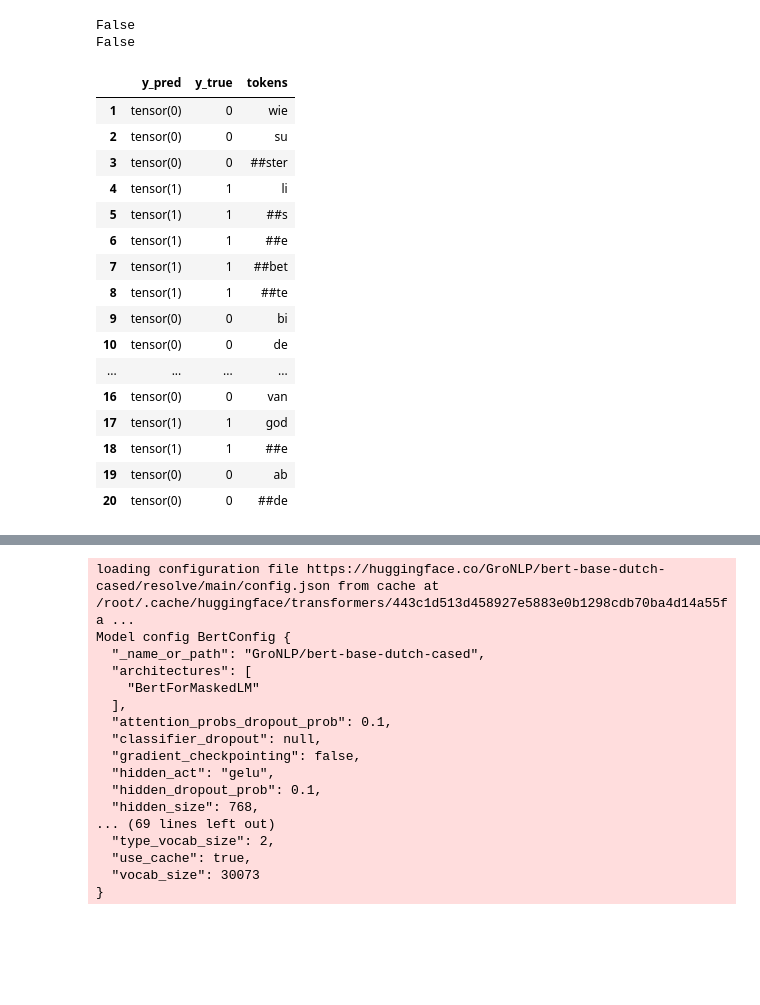
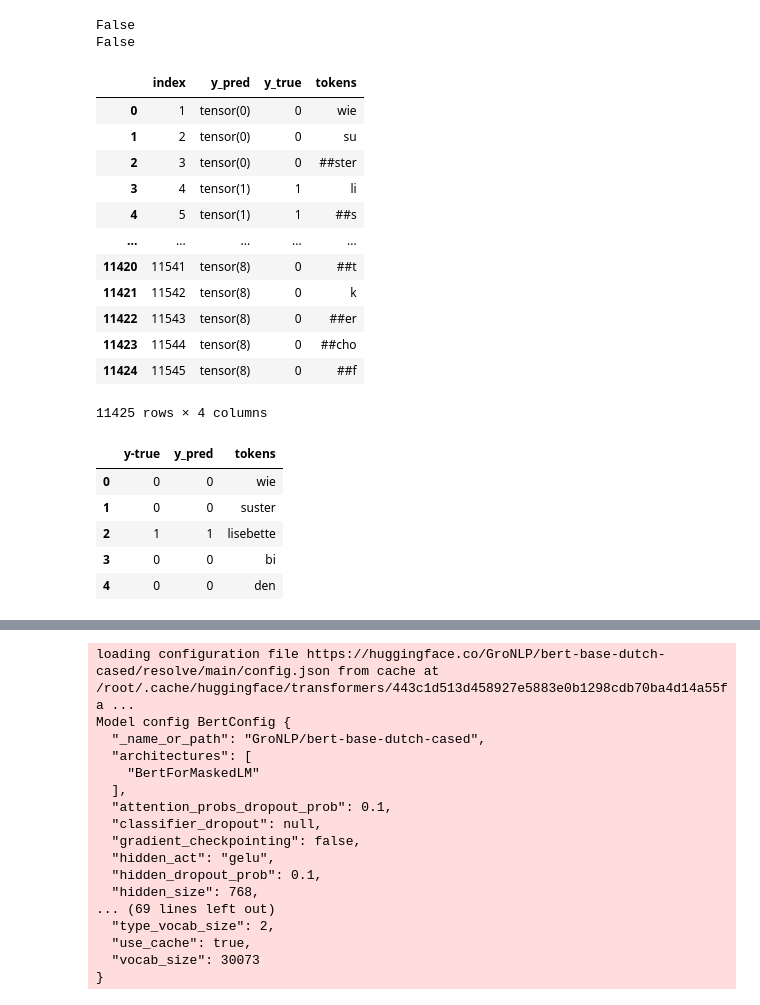
Before and after one commit to MarijkeBeersmans/MiddelNER-Middelnederlandse-named-entity-recognition, a Jupyter notebook: ModelMiddelNederlandseNER.ipynb, the cells around one changed output, grey strips where cells are left out. Drawn from its saved outputs; the diff is of its cells as text; code cells hidden in the pictures; blank space fills up the shorter version.

```diff
--- a/ModelMiddelNederlandseNER.ipynb
+++ b/ModelMiddelNederlandseNER.ipynb
@@ -892,23 +896,3 @@ print('[CLS]' in df.tokens.unique())
 # %% [output]
 False
 False
-# %%
-df[:20]
-# %% [output]
-|  | y_pred | y_true | tokens |
-| 1 | tensor(0) | 0 | wie |
-| 2 | tensor(0) | 0 | su |
-| 3 | tensor(0) | 0 | ##ster |
-| 4 | tensor(1) | 1 | li |
-| 5 | tensor(1) | 1 | ##s |
-| 6 | tensor(1) | 1 | ##e |
-| 7 | tensor(1) | 1 | ##bet |
-| 8 | tensor(1) | 1 | ##te |
-| 9 | tensor(0) | 0 | bi |
-| 10 | tensor(0) | 0 | de |
-| ... | ... | ... | ... |
-| 16 | tensor(0) | 0 | van |
-| 17 | tensor(1) | 1 | god |
-| 18 | tensor(1) | 1 | ##e |
-| 19 | tensor(0) | 0 | ab |
-| 20 | tensor(0) | 0 | ##de |
@@ -929,0 +899,17 @@ df[:20]
+# %%
+df = df.reset_index()
+df
+# %% [output]
+|  | index | y_pred | y_true | tokens |
+| 0 | 1 | tensor(0) | 0 | wie |
+| 1 | 2 | tensor(0) | 0 | su |
+| 2 | 3 | tensor(0) | 0 | ##ster |
+| 3 | 4 | tensor(1) | 1 | li |
+| 4 | 5 | tensor(1) | 1 | ##s |
+| ... | ... | ... | ... | ... |
+| 11420 | 11541 | tensor(8) | 0 | ##t |
+| 11421 | 11542 | tensor(8) | 0 | k |
+| 11422 | 11543 | tensor(8) | 0 | ##er |
+| 11423 | 11544 | tensor(8) | 0 | ##cho |
+| 11424 | 11545 | tensor(8) | 0 | ##f |
+11425 rows × 4 columns
@@ -929,0 +969,13 @@ df[:20]
+# %%
+y_true, y_pred, tokens = fix_output(df)
+
+new_df = pd.DataFrame(list(zip(y_true, y_pred, tokens)),
+               columns =['y-true', 'y_pred', 'tokens'])
+new_df.head()
+# %% [output]
+|  | y-true | y_pred | tokens |
+| 0 | 0 | 0 | wie |
+| 1 | 0 | 0 | suster |
+| 2 | 1 | 1 | lisebette |
+| 3 | 0 | 0 | bi |
+| 4 | 0 | 0 | den |
```
Also changed, not shown: parts of 19 cells of this notebook.
